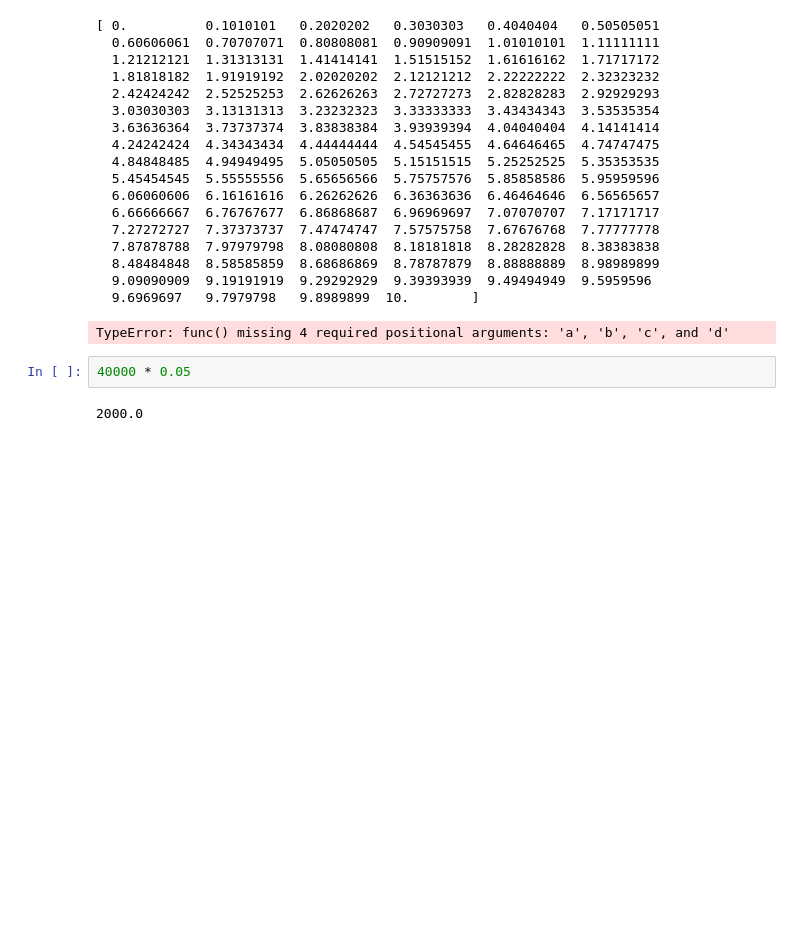
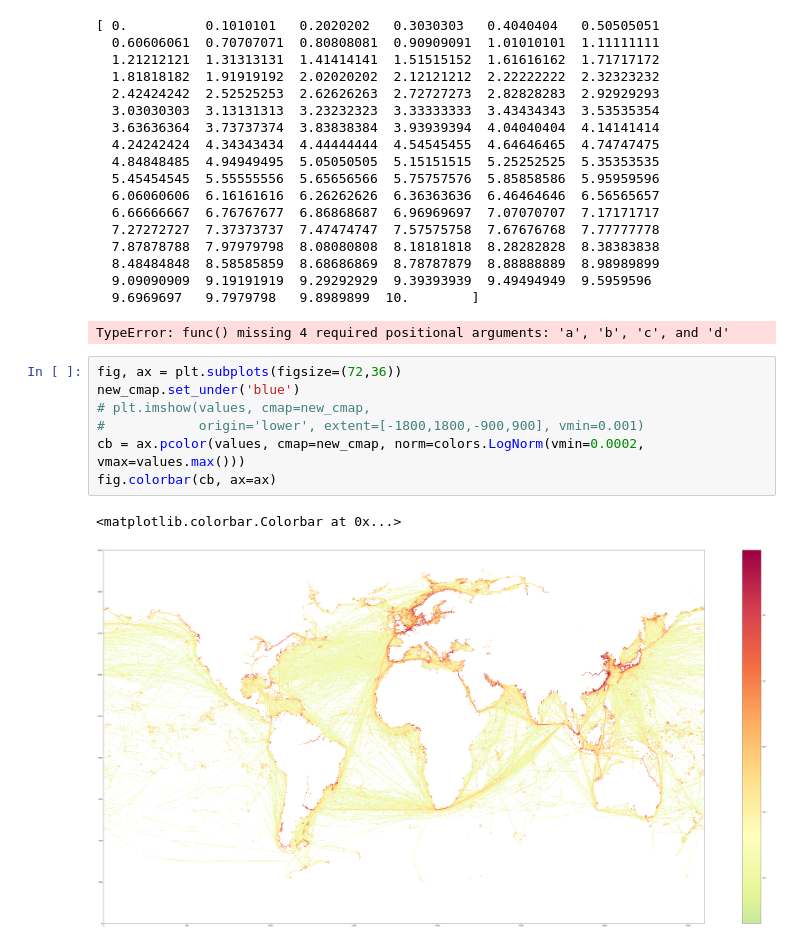
Before and after one commit to dominic-soh/thesis-research-papers, a Jupyter notebook: convert_png_to_scalar.ipynb, the cells around one changed output. Drawn from its saved outputs; the diff is of its cells as text; blank space fills up the shorter version.

```diff
--- a/convert_png_to_scalar.ipynb
+++ b/convert_png_to_scalar.ipynb
@@ -195,7 +195,13 @@ np.apply_along_axis(func, 0,np.linspace(0.0,10.0,100))
   9.09090909  9.19191919  9.29292929  9.39393939  9.49494949  9.5959596
   9.6969697   9.7979798   9.8989899  10.        ]
 TypeError: func() missing 4 required positional arguments: 'a', 'b', 'c', and 'd'
-# %%
-40000 * 0.05
-# %% [output]
-2000.0
+# %%
+fig, ax = plt.subplots(figsize=(72,36))
+new_cmap.set_under('blue')
+# plt.imshow(values, cmap=new_cmap,
+#            origin='lower', extent=[-1800,1800,-900,900], vmin=0.001)
+cb = ax.pcolor(values, cmap=new_cmap, norm=colors.LogNorm(vmin=0.0002, vmax=values.max()))
+fig.colorbar(cb, ax=ax)
+# %% [output]
+<matplotlib.colorbar.Colorbar at 0x...>
+[figure, added]
```
Also changed, not shown: parts of 3 cells of this notebook.
